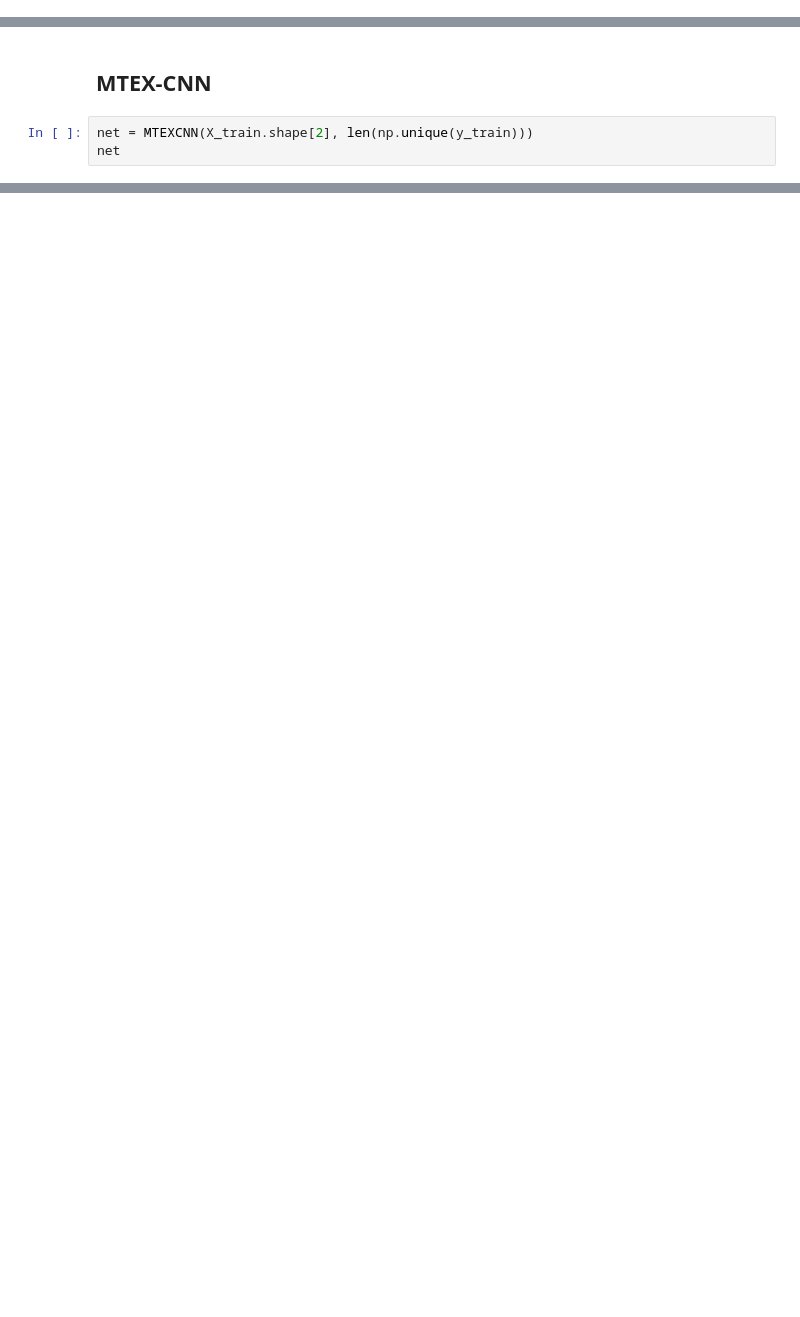
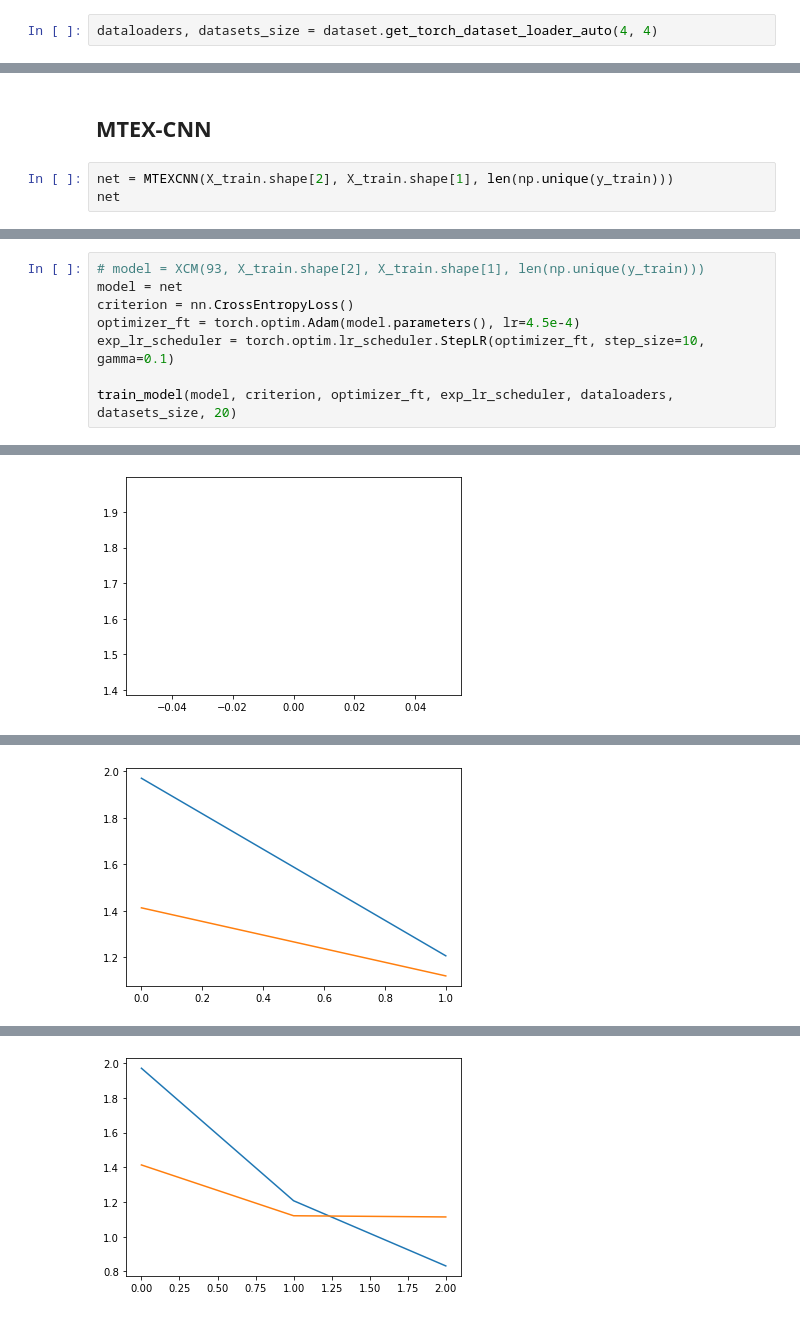
Before and after one commit to duyanhpham-brs/XAI-Multivariate-Time-Series, a Jupyter notebook: XAI_models_evaluation.ipynb, the cells around one changed output, grey strips where cells are left out. Cells and saved outputs as stored; diff of their text form; blank space fills up the shorter version.

```diff
--- a/XAI_models_evaluation.ipynb
+++ b/XAI_models_evaluation.ipynb
@@ -33 +38,3 @@ display(X_train.shape, y_train.shape, X_test.shape, y_test.shape)
+# %%
+dataloaders, datasets_size = dataset.get_torch_dataset_loader_auto(4, 4)
 # %% [markdown]
@@ -35,7 +42,7 @@ display(X_train.shape, y_train.shape, X_test.shape, y_test.shape)
 # %% [markdown]
 ## MTEX-CNN
 # %%
-net = MTEXCNN(X_train.shape[2], len(np.unique(y_train)))
+net = MTEXCNN(X_train.shape[2], X_train.shape[1], len(np.unique(y_train)))
 net
 # %% [output]
 MTEXCNN(
@@ -70,0 +142,9 @@ Estimated Total Size (MB): 0.94
+# %%
+# model = XCM(93, X_train.shape[2], X_train.shape[1], len(np.unique(y_train)))
+model = net
+criterion = nn.CrossEntropyLoss()
+optimizer_ft = torch.optim.Adam(model.parameters(), lr=4.5e-4)
+exp_lr_scheduler = torch.optim.lr_scheduler.StepLR(optimizer_ft, step_size=10, gamma=0.1)
+
+train_model(model, criterion, optimizer_ft, exp_lr_scheduler, dataloaders, datasets_size, 20)
+# %% [output]
@@ -70,0 +155 @@ Estimated Total Size (MB): 0.94
+[figure, added]
@@ -70,0 +160 @@ Estimated Total Size (MB): 0.94
+[figure, added]
@@ -70,0 +165 @@ Estimated Total Size (MB): 0.94
+[figure, added]
```
Also changed, not shown: parts of 18 cells of this notebook, 7 other files.
